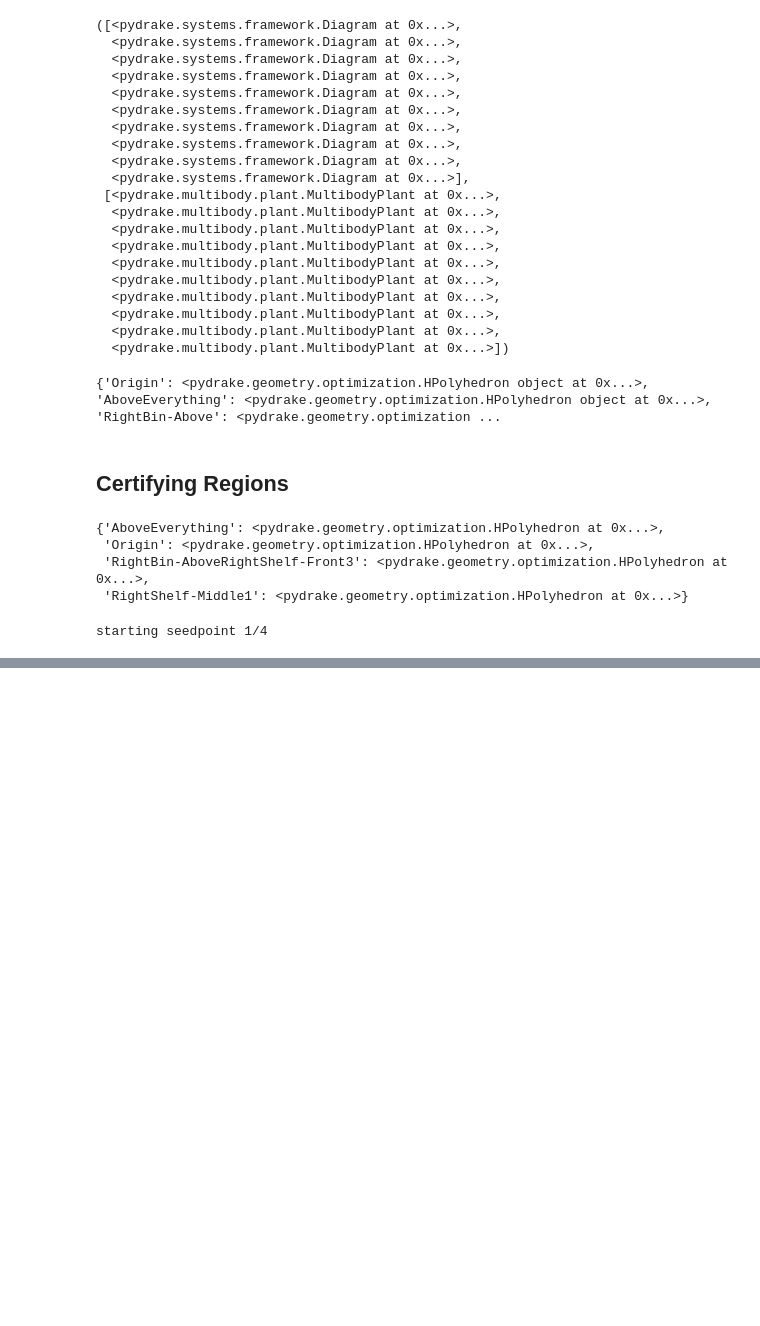
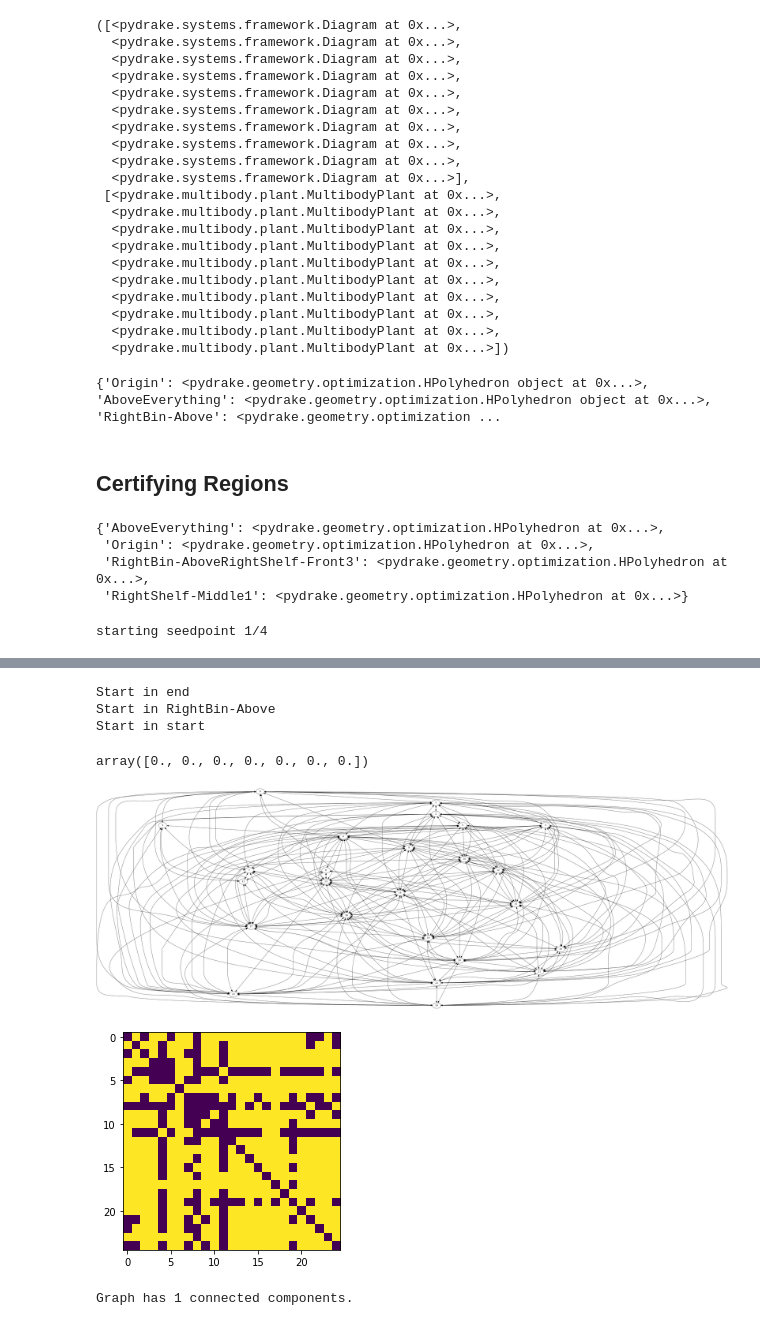
Before and after one commit to shrutigarg914/ciris-pgd, a Jupyter notebook: IRIS_generator.ipynb, the cells around one changed output, grey strips where cells are left out. Drawn from its saved outputs; the diff is of its cells as text; code cells hidden in the pictures; blank space fills up the shorter version.

```diff
--- a/IRIS_generator.ipynb
+++ b/IRIS_generator.ipynb
@@ -504,0 +903,15 @@ visualize_state(simple_region['AboveEverything'].ChebyshevCenter(), plant, diagr
+# %%
+# check if start_q is in any regions
+# print(regions_dict)
+for region_name in regions_dict:
+#     print(region_name)
+    r = regions_dict[region_name]
+#     print(region_name)
+    if r.PointInSet(start):
+        print(f"Start in {region_name}")
+#     if r.PointInSet(end):
+#         print(f"End in {region_name}")
+# %% [output]
+Start in end
+Start in RightBin-Above
+Start in start
@@ -504,0 +922,4 @@ visualize_state(simple_region['AboveEverything'].ChebyshevCenter(), plant, diagr
+# %%
+q_star
+# %% [output]
+array([0., 0., 0., 0., 0., 0., 0.])
@@ -504,0 +929,7 @@ visualize_state(simple_region['AboveEverything'].ChebyshevCenter(), plant, diagr
+# %%
+from util import notebook_plot_connectivity
+notebook_plot_connectivity(regions, plot_dot=True, plot_adj_mat=True)
+# %% [output]
+[figure, added]
+[figure, added]
+Graph has 1 connected components.
```
Also changed, not shown: parts of 33 cells of this notebook, 3 other files.
